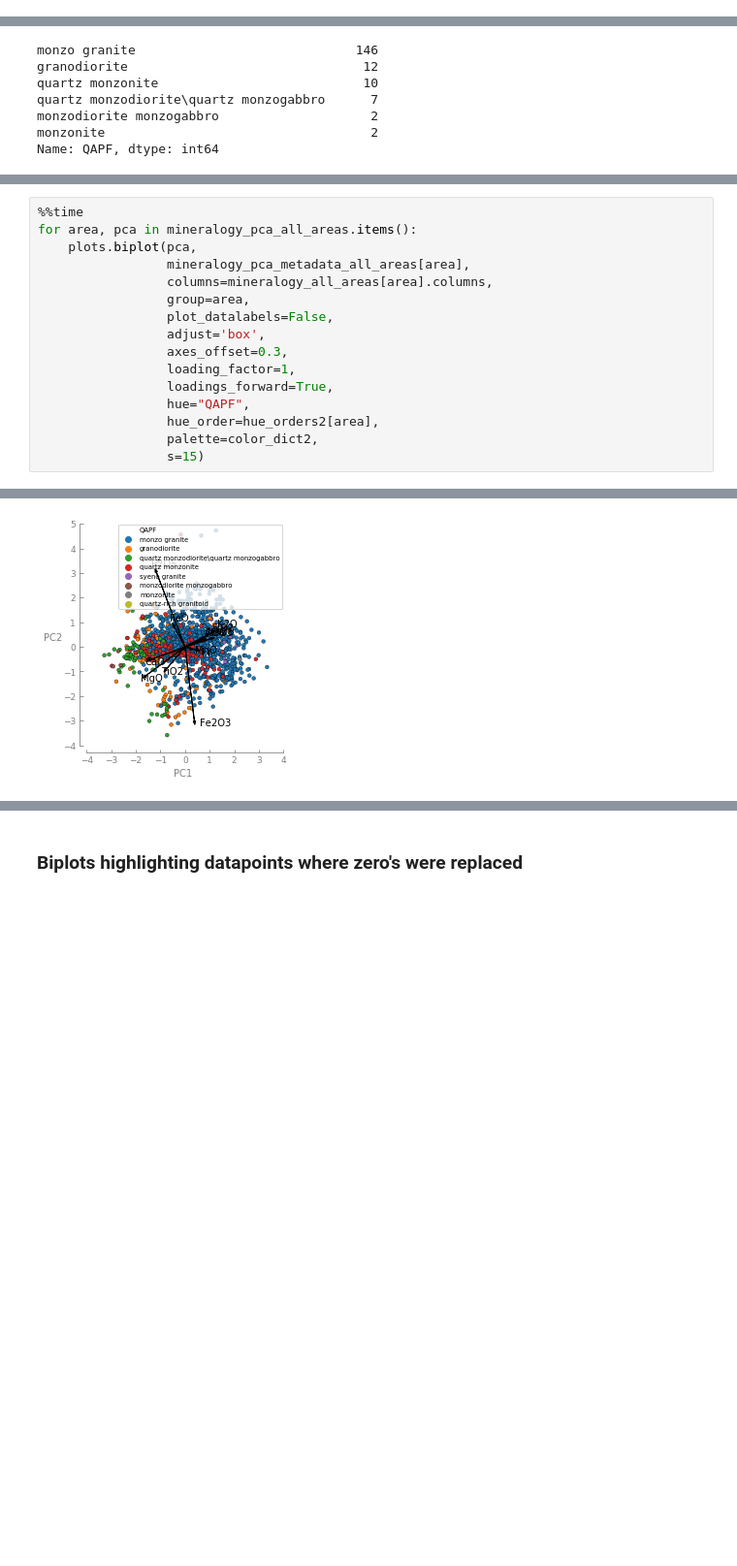
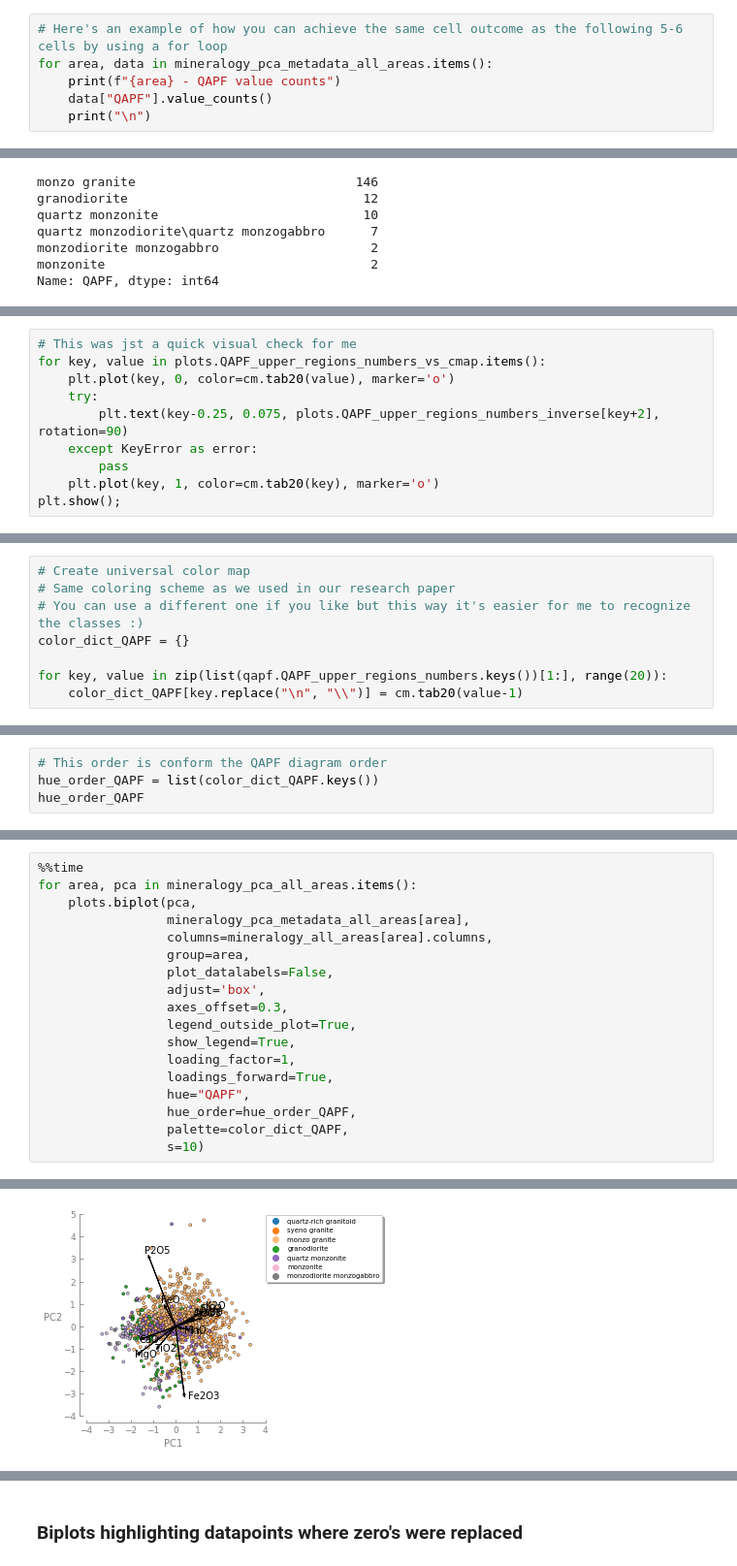
Before and after one commit to Complexio/Vistelius_1995_OCR, a Jupyter notebook: _ANALYSIS/1_area1_Preprocessing.ipynb, the cells around one changed output, grey strips where cells are left out. Shown at 97% size. Drawn from its saved outputs; the diff is of its cells as text; blank space fills up the shorter version.

Commit message:
Simplified color coding code + added functionality to biplot function
See notebook for more info.

```diff
--- a/_ANALYSIS/1_area1_Preprocessing.ipynb
+++ b/_ANALYSIS/1_area1_Preprocessing.ipynb
@@ -986,3 +1020,9 @@ mineralogy_pca_metadata_all_areas = {}
 
 for area, metadata in metadata_all_areas.items():
     mineralogy_pca_metadata_all_areas[area] = pd.concat([mineralogy_pca_df_all_areas[area], metadata], axis=1)
+# %%
+# Here's an example of how you can achieve the same cell outcome as the following 5-6 cells by using a for loop
+for area, data in mineralogy_pca_metadata_all_areas.items():
+    print(f"{area} - QAPF value counts")
+    data["QAPF"].value_counts()
+    print("\n")
@@ -1073,0 +1191,10 @@ hue_orders2 = {
+# %%
+# This was jst a quick visual check for me
+for key, value in plots.QAPF_upper_regions_numbers_vs_cmap.items():
+    plt.plot(key, 0, color=cm.tab20(value), marker='o')
+    try:
+        plt.text(key-0.25, 0.075, plots.QAPF_upper_regions_numbers_inverse[key+2], rotation=90)
+    except KeyError as error:
+        pass
+    plt.plot(key, 1, color=cm.tab20(key), marker='o')
+plt.show();
@@ -1073,0 +1205,8 @@ hue_orders2 = {
+# %%
+# Create universal color map
+# Same coloring scheme as we used in our research paper
+# You can use a different one if you like but this way it's easier for me to recognize the classes :)
+color_dict_QAPF = {}
+
+for key, value in zip(list(qapf.QAPF_upper_regions_numbers.keys())[1:], range(20)):
+    color_dict_QAPF[key.replace("\n", "\\")] = cm.tab20(value-1)
@@ -1073,0 +1247,4 @@ hue_orders2 = {
+# %%
+# This order is conform the QAPF diagram order
+hue_order_QAPF = list(color_dict_QAPF.keys())
+hue_order_QAPF
@@ -1074,22 +1282,24 @@ hue_orders2 = {
 # %%
 %%time
 for area, pca in mineralogy_pca_all_areas.items():
     plots.biplot(pca,
                  mineralogy_pca_metadata_all_areas[area],
                  columns=mineralogy_all_areas[area].columns,
                  group=area,
                  plot_datalabels=False,
                  adjust='box',
                  axes_offset=0.3,
+                 legend_outside_plot=True,
+                 show_legend=True,
                  loading_factor=1,
                  loadings_forward=True,
                  hue="QAPF",
-                 hue_order=hue_orders2[area],
-                 palette=color_dict2,
-                 s=15)
+                 hue_order=hue_order_QAPF,
+                 palette=color_dict_QAPF,
+                 s=10)
 # %% [output]
 [-4.0, -3.0, -2.0, -1.0, 0.0, 1.0, 2.0, 3.0, 4.0]
 [-4.0, -3.0, -2.0, -1.0, 0.0, 1.0, 2.0, 3.0, 4.0, 5.0]
-[figure, old version]
+[figure, new version]
 [-4.0, -3.0, -2.0, -1.0, 0.0, 1.0, 2.0, 3.0, 4.0]
 [-3.0, -2.0, -1.0, 0.0, 1.0, 2.0, 3.0, 4.0]
```
Also changed, not shown: parts of 47 cells of this notebook, 16 other files.
